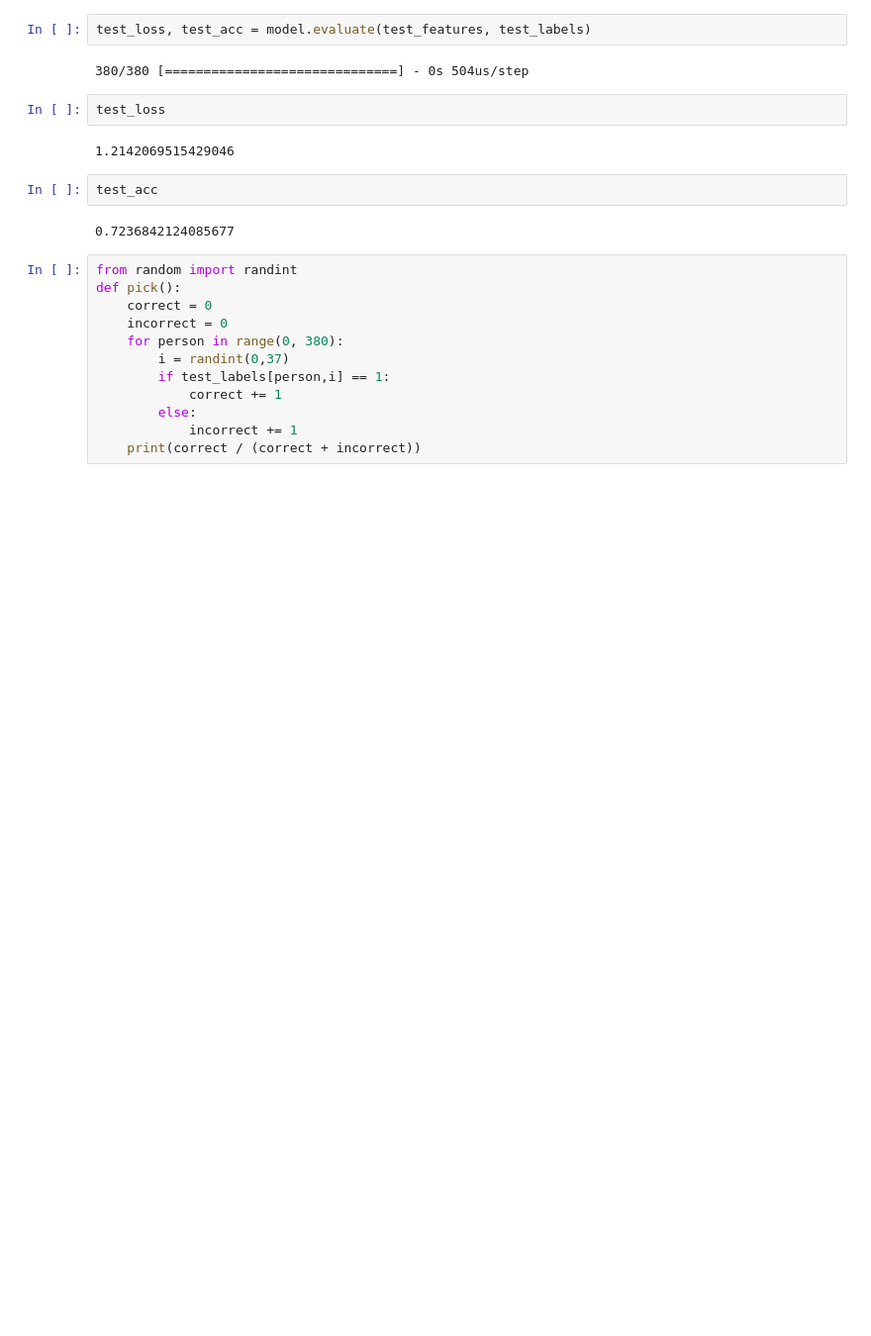
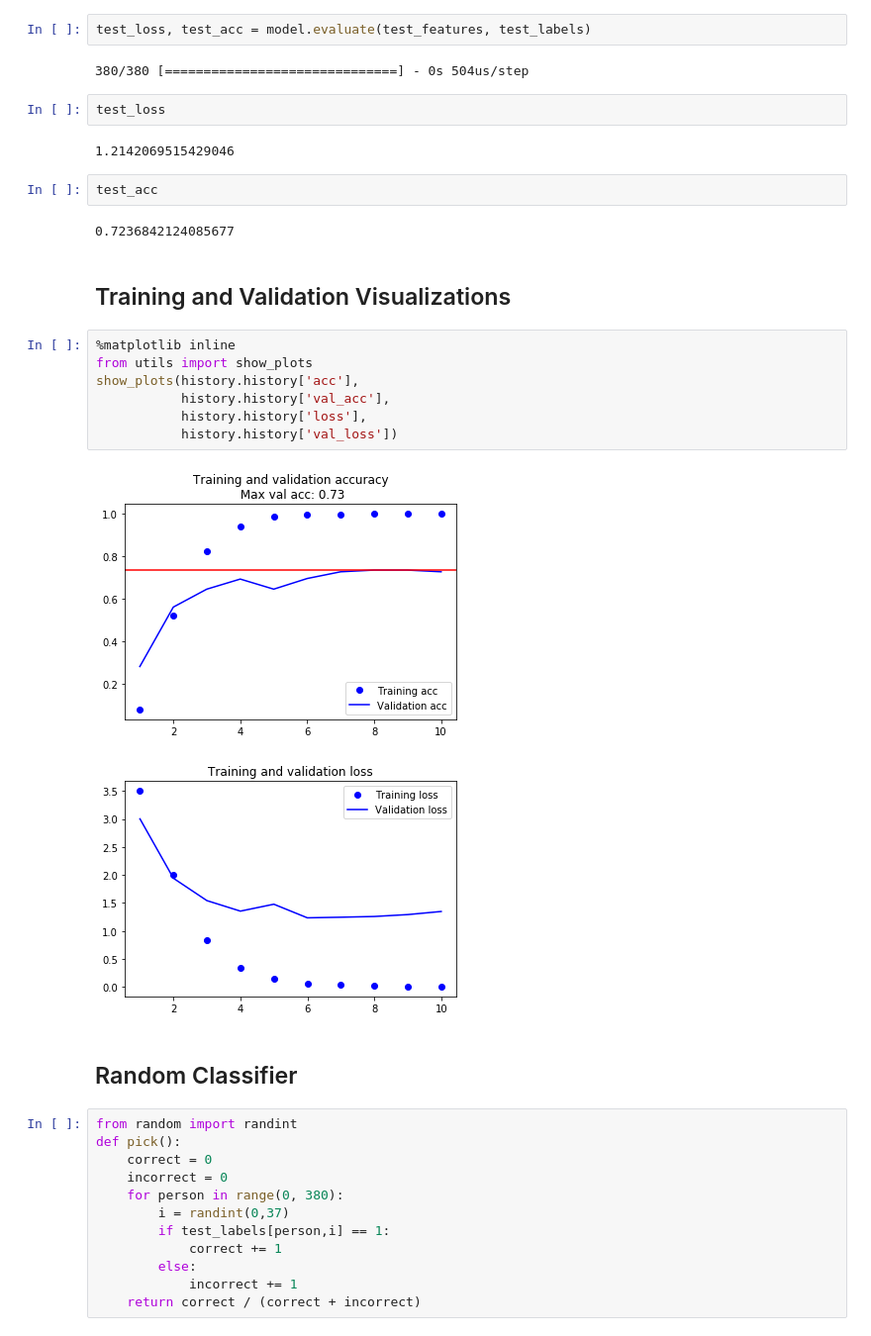
Before and after one commit to t-tarsi/facial-recognition, a Jupyter notebook: transfer_learning.ipynb, the cells around one changed output. Shown: that part at 99% size. Drawn from its saved outputs; the diff is of its cells as text; blank space fills up the shorter version.

Commit message:
added visuals

```diff
--- a/transfer_learning.ipynb
+++ b/transfer_learning.ipynb
@@ -212,6 +212,20 @@ test_loss
 test_acc
 # %% [output]
 0.7236842124085677
+# %% [markdown]
+## Training and Validation Visualizations
+# %%
+%matplotlib inline
+from utils import show_plots
+show_plots(history.history['acc'],
+           history.history['val_acc'],
+           history.history['loss'],
+           history.history['val_loss'])
+# %% [output]
+[figure, added]
+[figure, added]
+# %% [markdown]
+## Random Classifier
 # %%
 from random import randint
 def pick():
@@ -223,5 +237,5 @@ def pick():
             correct += 1
         else:
             incorrect += 1
-    print(correct / (correct + incorrect))
+    return correct / (correct + incorrect)
 # %%
```
Also changed, not shown: parts of 1 cell of this notebook.
